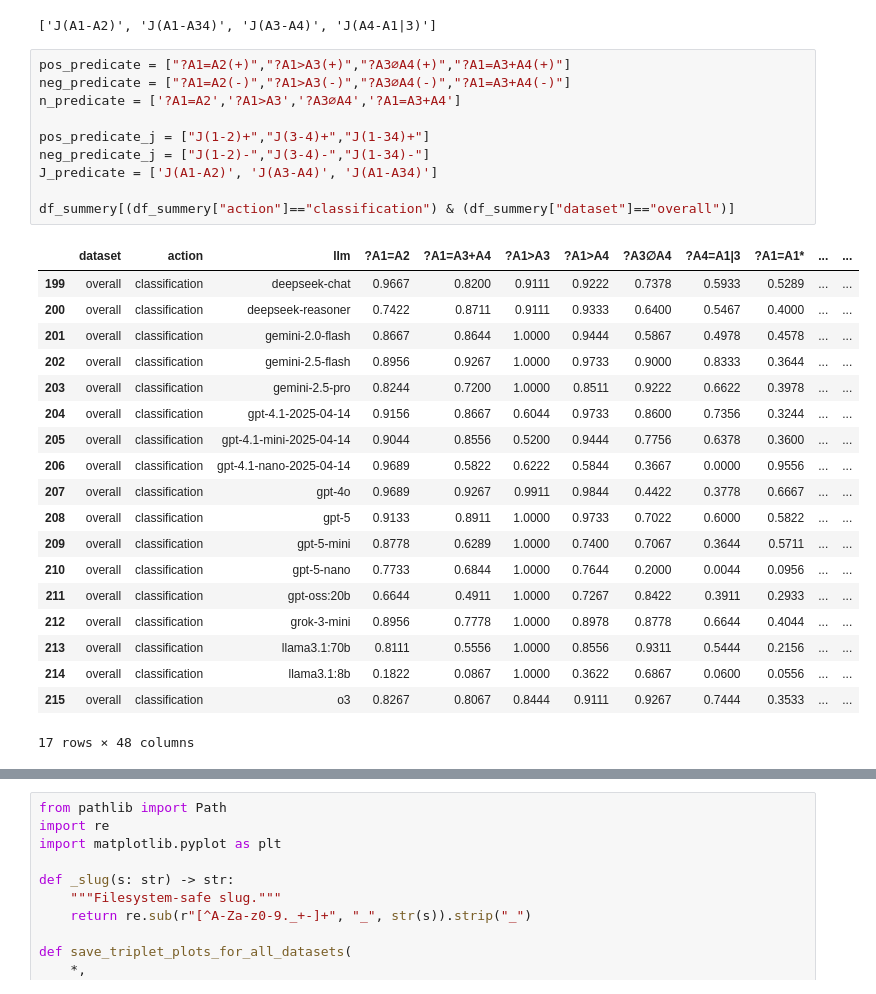
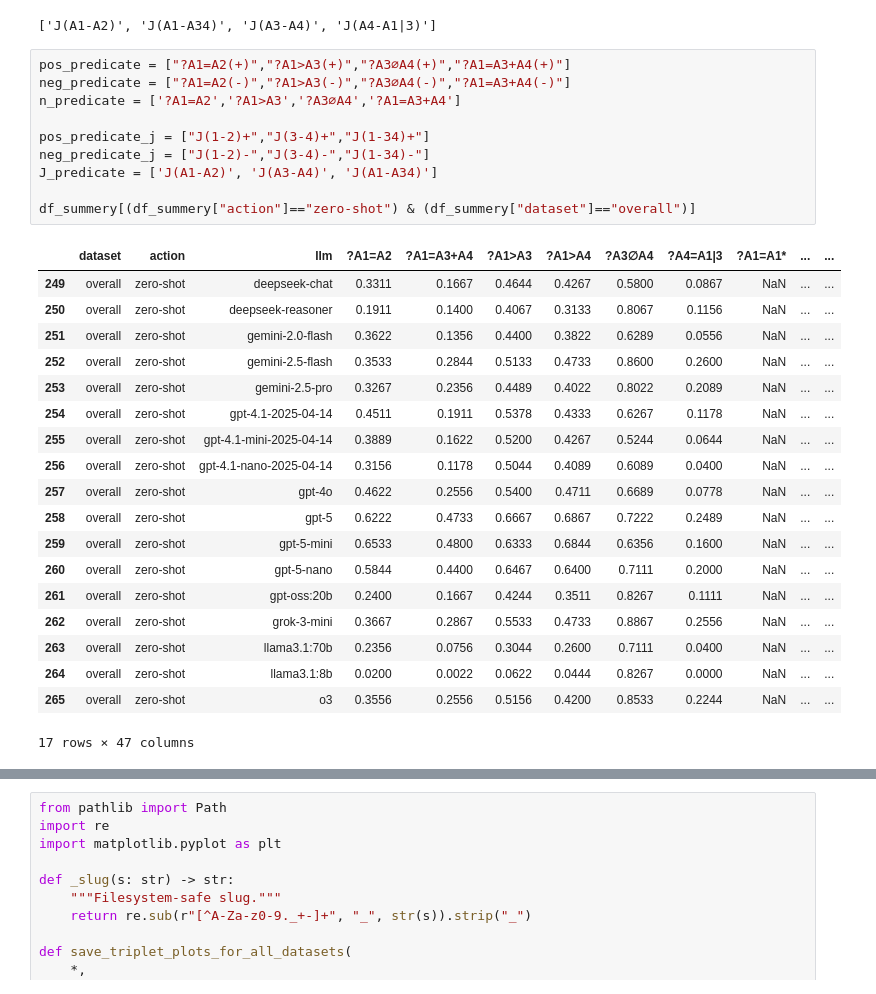
Before and after one commit to GabrieleT0/Answer-Set-Consistency-of-LLMs-For-QA, a Jupyter notebook: src/visualization/visualize.ipynb, the cells around one changed output, grey strips where cells are left out. Cells and saved outputs as stored; diff of their text form.

```diff
--- a/src/visualization/visualize.ipynb
+++ b/src/visualization/visualize.ipynb
@@ -2254,33 +2254,33 @@ J_predicates
 # %%
 pos_predicate = ["?A1=A2(+)","?A1>A3(+)","?A3∅A4(+)","?A1=A3+A4(+)"]
 neg_predicate = ["?A1=A2(-)","?A1>A3(-)","?A3∅A4(-)","?A1=A3+A4(-)"]
 n_predicate = ['?A1=A2','?A1>A3','?A3∅A4','?A1=A3+A4']
 
 pos_predicate_j = ["J(1-2)+","J(3-4)+","J(1-34)+"]
 neg_predicate_j = ["J(1-2)-","J(3-4)-","J(1-34)-"]
 J_predicate = ['J(A1-A2)', 'J(A3-A4)', 'J(A1-A34)']
 
-df_summery[(df_summery["action"]=="classification") & (df_summery["dataset"]=="overall")]
+df_summery[(df_summery["action"]=="zero-shot") & (df_summery["dataset"]=="overall")]
 # %% [output]
 |  | dataset | action | llm | ?A1=A2 | ?A1=A3+A4 | ?A1>A3 | ?A1>A4 | ?A3∅A4 | ?A4=A1|3 | ?A1=A1* | ... | ... |
-| 199 | overall | classification | deepseek-chat | 0.9667 | 0.8200 | 0.9111 | 0.9222 | 0.7378 | 0.5933 | 0.5289 | ... | ... |
-| 200 | overall | classification | deepseek-reasoner | 0.7422 | 0.8711 | 0.9111 | 0.9333 | 0.6400 | 0.5467 | 0.4000 | ... | ... |
-| 201 | overall | classification | gemini-2.0-flash | 0.8667 | 0.8644 | 1.0000 | 0.9444 | 0.5867 | 0.4978 | 0.4578 | ... | ... |
-| 202 | overall | classification | gemini-2.5-flash | 0.8956 | 0.9267 | 1.0000 | 0.9733 | 0.9000 | 0.8333 | 0.3644 | ... | ... |
-| 203 | overall | classification | gemini-2.5-pro | 0.8244 | 0.7200 | 1.0000 | 0.8511 | 0.9222 | 0.6622 | 0.3978 | ... | ... |
-| 204 | overall | classification | gpt-4.1-2025-04-14 | 0.9156 | 0.8667 | 0.6044 | 0.9733 | 0.8600 | 0.7356 | 0.3244 | ... | ... |
-| 205 | overall | classification | gpt-4.1-mini-2025-04-14 | 0.9044 | 0.8556 | 0.5200 | 0.9444 | 0.7756 | 0.6378 | 0.3600 | ... | ... |
-| 206 | overall | classification | gpt-4.1-nano-2025-04-14 | 0.9689 | 0.5822 | 0.6222 | 0.5844 | 0.3667 | 0.0000 | 0.9556 | ... | ... |
-| 207 | overall | classification | gpt-4o | 0.9689 | 0.9267 | 0.9911 | 0.9844 | 0.4422 | 0.3778 | 0.6667 | ... | ... |
-| 208 | overall | classification | gpt-5 | 0.9133 | 0.8911 | 1.0000 | 0.9733 | 0.7022 | 0.6000 | 0.5822 | ... | ... |
-| 209 | overall | classification | gpt-5-mini | 0.8778 | 0.6289 | 1.0000 | 0.7400 | 0.7067 | 0.3644 | 0.5711 | ... | ... |
-| 210 | overall | classification | gpt-5-nano | 0.7733 | 0.6844 | 1.0000 | 0.7644 | 0.2000 | 0.0044 | 0.0956 | ... | ... |
-| 211 | overall | classification | gpt-oss:20b | 0.6644 | 0.4911 | 1.0000 | 0.7267 | 0.8422 | 0.3911 | 0.2933 | ... | ... |
-| 212 | overall | classification | grok-3-mini | 0.8956 | 0.7778 | 1.0000 | 0.8978 | 0.8778 | 0.6644 | 0.4044 | ... | ... |
-| 213 | overall | classification | llama3.1:70b | 0.8111 | 0.5556 | 1.0000 | 0.8556 | 0.9311 | 0.5444 | 0.2156 | ... | ... |
-| 214 | overall | classification | llama3.1:8b | 0.1822 | 0.0867 | 1.0000 | 0.3622 | 0.6867 | 0.0600 | 0.0556 | ... | ... |
-| 215 | overall | classification | o3 | 0.8267 | 0.8067 | 0.8444 | 0.9111 | 0.9267 | 0.7444 | 0.3533 | ... | ... |
+| 249 | overall | zero-shot | deepseek-chat | 0.3311 | 0.1667 | 0.4644 | 0.4267 | 0.5800 | 0.0867 | NaN | ... | ... |
+| 250 | overall | zero-shot | deepseek-reasoner | 0.1911 | 0.1400 | 0.4067 | 0.3133 | 0.8067 | 0.1156 | NaN | ... | ... |
+| 251 | overall | zero-shot | gemini-2.0-flash | 0.3622 | 0.1356 | 0.4400 | 0.3822 | 0.6289 | 0.0556 | NaN | ... | ... |
+| 252 | overall | zero-shot | gemini-2.5-flash | 0.3533 | 0.2844 | 0.5133 | 0.4733 | 0.8600 | 0.2600 | NaN | ... | ... |
+| 253 | overall | zero-shot | gemini-2.5-pro | 0.3267 | 0.2356 | 0.4489 | 0.4022 | 0.8022 | 0.2089 | NaN | ... | ... |
+| 254 | overall | zero-shot | gpt-4.1-2025-04-14 | 0.4511 | 0.1911 | 0.5378 | 0.4333 | 0.6267 | 0.1178 | NaN | ... | ... |
+| 255 | overall | zero-shot | gpt-4.1-mini-2025-04-14 | 0.3889 | 0.1622 | 0.5200 | 0.4267 | 0.5244 | 0.0644 | NaN | ... | ... |
+| 256 | overall | zero-shot | gpt-4.1-nano-2025-04-14 | 0.3156 | 0.1178 | 0.5044 | 0.4089 | 0.6089 | 0.0400 | NaN | ... | ... |
+| 257 | overall | zero-shot | gpt-4o | 0.4622 | 0.2556 | 0.5400 | 0.4711 | 0.6689 | 0.0778 | NaN | ... | ... |
+| 258 | overall | zero-shot | gpt-5 | 0.6222 | 0.4733 | 0.6667 | 0.6867 | 0.7222 | 0.2489 | NaN | ... | ... |
+| 259 | overall | zero-shot | gpt-5-mini | 0.6533 | 0.4800 | 0.6333 | 0.6844 | 0.6356 | 0.1600 | NaN | ... | ... |
+| 260 | overall | zero-shot | gpt-5-nano | 0.5844 | 0.4400 | 0.6467 | 0.6400 | 0.7111 | 0.2000 | NaN | ... | ... |
+| 261 | overall | zero-shot | gpt-oss:20b | 0.2400 | 0.1667 | 0.4244 | 0.3511 | 0.8267 | 0.1111 | NaN | ... | ... |
+| 262 | overall | zero-shot | grok-3-mini | 0.3667 | 0.2867 | 0.5533 | 0.4733 | 0.8867 | 0.2556 | NaN | ... | ... |
+| 263 | overall | zero-shot | llama3.1:70b | 0.2356 | 0.0756 | 0.3044 | 0.2600 | 0.7111 | 0.0400 | NaN | ... | ... |
+| 264 | overall | zero-shot | llama3.1:8b | 0.0200 | 0.0022 | 0.0622 | 0.0444 | 0.8267 | 0.0000 | NaN | ... | ... |
+| 265 | overall | zero-shot | o3 | 0.3556 | 0.2556 | 0.5156 | 0.4200 | 0.8533 | 0.2244 | NaN | ... | ... |
-17 rows × 48 columns
+17 rows × 47 columns
 # %%
 import math
 from typing import Sequence, Optional, Tuple
```
Also changed, not shown: parts of 5 cells of this notebook, 53 other files.
